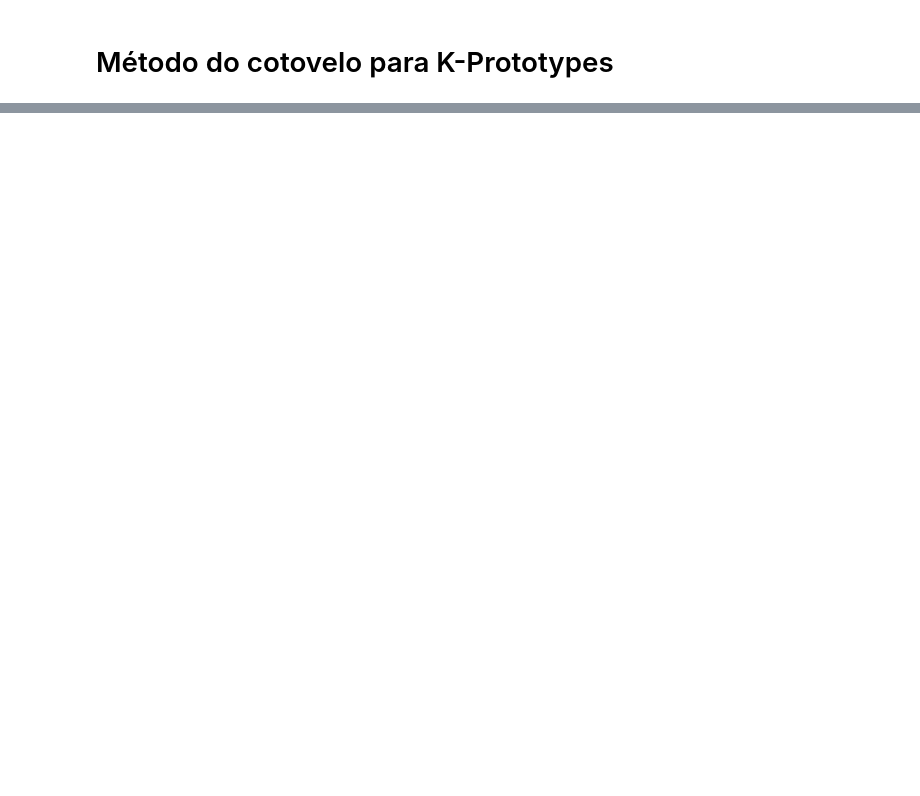
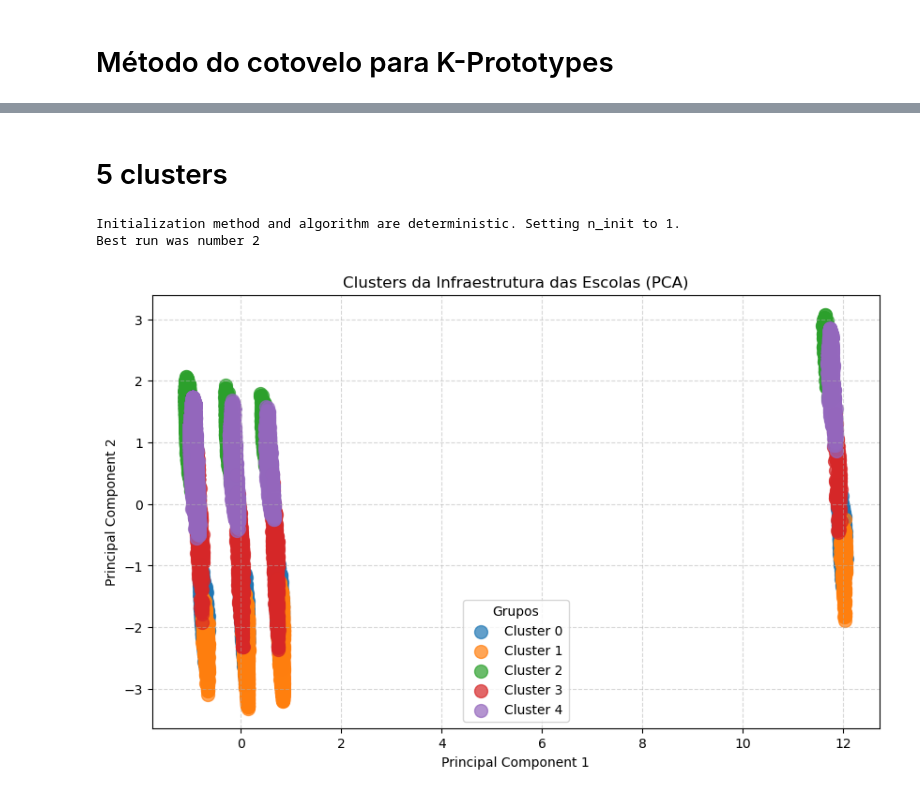
Before and after one commit to reisaraujo-miguel/trab2-ia-censo-ed-2023, a Jupyter notebook: trab2_ia_analise_censo_ed_2023.ipynb, the cells around one changed output, grey strips where cells are left out. Saved outputs shown, nothing was run; the diff lists cells and outputs as text; code cells hidden in the pictures; blank space fills up the shorter version.

```diff
--- a/trab2_ia_analise_censo_ed_2023.ipynb
+++ b/trab2_ia_analise_censo_ed_2023.ipynb
@@ -252,5 +226,5 @@ plt.show()
 # %%
-kp = KPrototypes(n_clusters=7, init='Cao', verbose=1, n_jobs=4)
+kp = KPrototypes(n_clusters=4, init='Cao', verbose=1, n_jobs=8)
 
 data_array = df.values
 
@@ -302,0 +282,45 @@ plt.show()
+# %% [markdown]
+# 5 clusters
+# %%
+kp = KPrototypes(n_clusters=5, init='Cao', verbose=1, n_jobs=8)
+
+data_array = df.values
+
+clusters = kp.fit_predict(data_array, categorical=binary_columns)
+
+df['CLUSTER_LABELS'] = clusters
+# %% [output]
+Initialization method and algorithm are deterministic. Setting n_init to 1.
+Best run was number 2
+# %%
+pca = PCA(n_components=2)
+principal_components = pca.fit_transform(data_array)
+
+pca_df = pd.DataFrame(data=principal_components, columns=['PC1', 'PC2'])
+pca_df['Cluster'] = clusters
+
+plt.figure(figsize=(10, 6))
+
+unique_clusters = np.unique(clusters)
+
+for cluster_id in unique_clusters:
+    subset = pca_df[pca_df['Cluster'] == cluster_id]
+
+    plt.scatter(
+        subset['PC1'],
+        subset['PC2'],
+        label=f'Cluster {cluster_id}',
+        alpha=0.7,
+        s=100
+    )
+
+plt.title('Clusters da Infraestrutura das Escolas (PCA)')
+plt.xlabel('Principal Component 1')
+plt.ylabel('Principal Component 2')
+plt.legend(title="Grupos")
+plt.grid(True, linestyle='--', alpha=0.5)
+
+plt.savefig('pca-plot-5clusters.png', bbox_inches='tight')
+plt.show()
+# %% [output]
+[figure, added]
```
Also changed, not shown: parts of 15 cells of this notebook, 6 other files.
